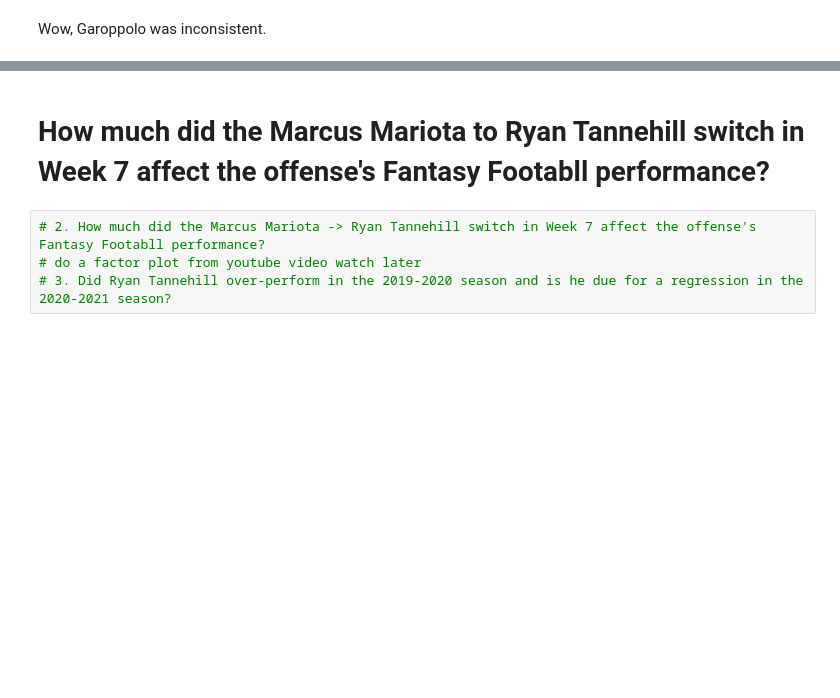
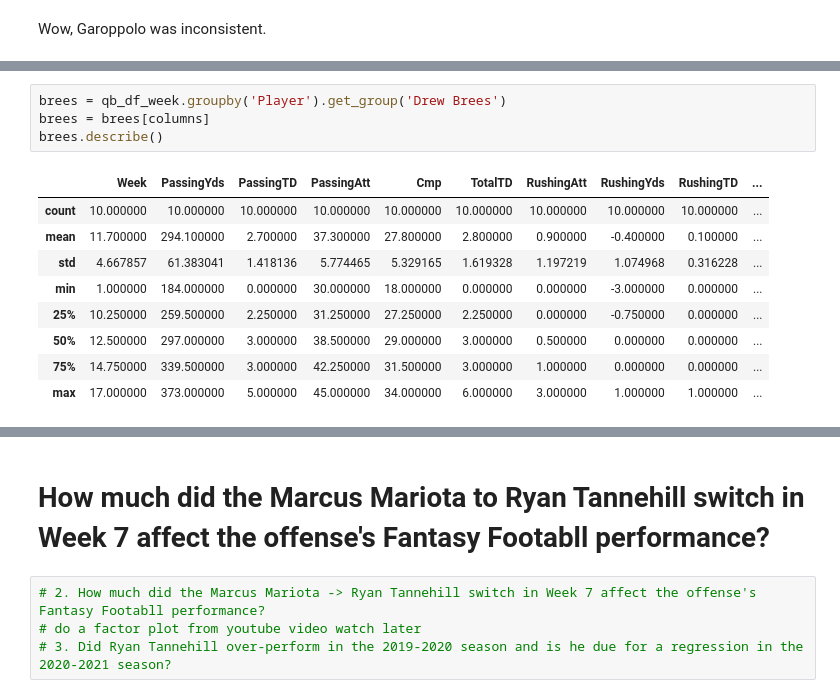
Before and after one commit to piercepatrick/Fantasy-Football-Analysis, a Jupyter notebook: Tannehilll_Analysis.ipynb, the cells around one changed output, grey strips where cells are left out. Saved outputs shown, nothing was run; the diff lists cells and outputs as text; blank space fills up the shorter version.

```diff
--- a/Tannehilll_Analysis.ipynb
+++ b/Tannehilll_Analysis.ipynb
@@ -303,0 +322,14 @@ Wow, Garoppolo was inconsistent.
+# %%
+brees = qb_df_week.groupby('Player').get_group('Drew Brees')
+brees = brees[columns]
+brees.describe()
+# %% [output]
+|  | Week | PassingYds | PassingTD | PassingAtt | Cmp | TotalTD | RushingAtt | RushingYds | RushingTD | ... |
+| count | 10.000000 | 10.000000 | 10.000000 | 10.000000 | 10.000000 | 10.000000 | 10.000000 | 10.000000 | 10.000000 | ... |
+| mean | 11.700000 | 294.100000 | 2.700000 | 37.300000 | 27.800000 | 2.800000 | 0.900000 | -0.400000 | 0.100000 | ... |
+| std | 4.667857 | 61.383041 | 1.418136 | 5.774465 | 5.329165 | 1.619328 | 1.197219 | 1.074968 | 0.316228 | ... |
+| min | 1.000000 | 184.000000 | 0.000000 | 30.000000 | 18.000000 | 0.000000 | 0.000000 | -3.000000 | 0.000000 | ... |
+| 25% | 10.250000 | 259.500000 | 2.250000 | 31.250000 | 27.250000 | 2.250000 | 0.000000 | -0.750000 | 0.000000 | ... |
+| 50% | 12.500000 | 297.000000 | 3.000000 | 38.500000 | 29.000000 | 3.000000 | 0.500000 | 0.000000 | 0.000000 | ... |
+| 75% | 14.750000 | 339.500000 | 3.000000 | 42.250000 | 31.500000 | 3.000000 | 1.000000 | 0.000000 | 0.000000 | ... |
+| max | 17.000000 | 373.000000 | 5.000000 | 45.000000 | 34.000000 | 6.000000 | 3.000000 | 1.000000 | 1.000000 | ... |
```
Also changed, not shown: parts of 14 cells of this notebook.
